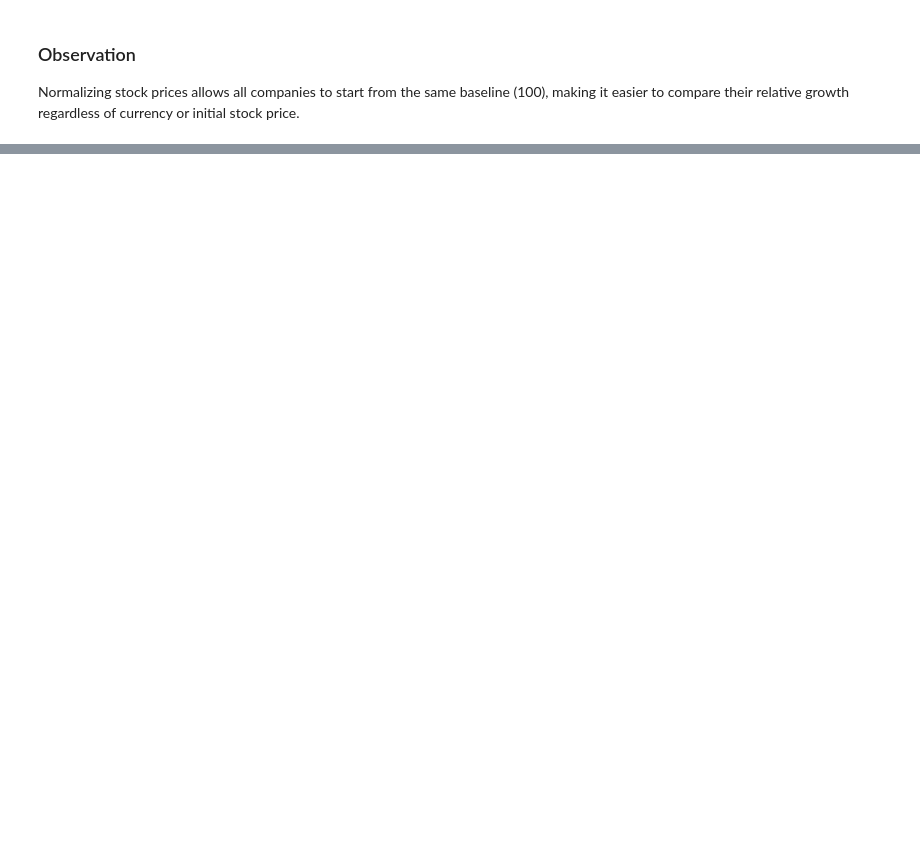
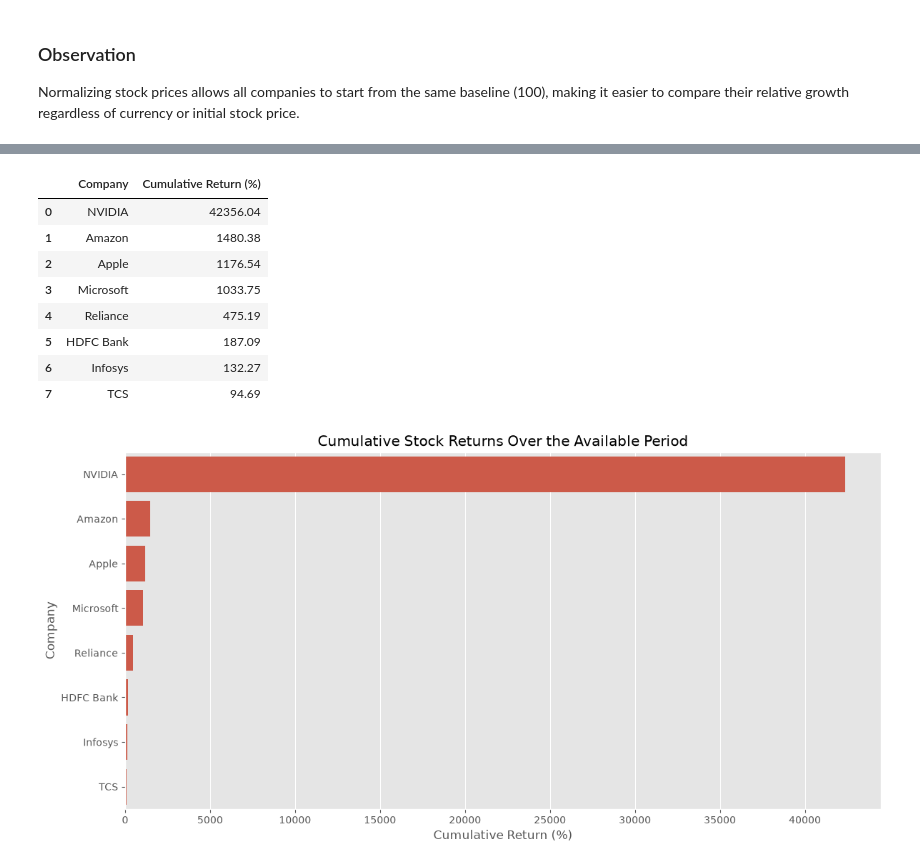
Before and after one commit to Prins-Satapara/StockVision, a Jupyter notebook: notebooks/04_Comparative_Analysis.ipynb, the cells around one changed output, grey strips where cells are left out. Cells and saved outputs as stored; diff of their text form; code cells hidden in the pictures; blank space fills up the shorter version.

```diff
--- a/notebooks/04_Comparative_Analysis.ipynb
+++ b/notebooks/04_Comparative_Analysis.ipynb
@@ -116,0 +122,45 @@ Normalizing stock prices allows all companies to start from the same baseline (1
+# %%
+cumulative_returns = {}
+
+for company, df in stock_data.items():
+    df = df.sort_values("Date").dropna(subset=["Close"])
+    if len(df) < 2 or df["Close"].iloc[0] == 0:
+        continue
+
+    cumulative_returns[company] = (
+        (df["Close"].iloc[-1] / df["Close"].iloc[0]) - 1
+    ) * 100
+
+cumulative_returns_df = (
+    pd.DataFrame({
+        "Company": list(cumulative_returns.keys()),
+        "Cumulative Return (%)": list(cumulative_returns.values())
+    })
+    .sort_values("Cumulative Return (%)", ascending=False)
+    .reset_index(drop=True)
+)
+
+display(cumulative_returns_df.round(2))
+
+plt.figure(figsize=(12, 6))
+sns.barplot(
+    data=cumulative_returns_df,
+    x="Cumulative Return (%)",
+    y="Company"
+)
+plt.title("Cumulative Stock Returns Over the Available Period")
+plt.xlabel("Cumulative Return (%)")
+plt.ylabel("Company")
+plt.tight_layout()
+plt.show()
+# %% [output]
+|  | Company | Cumulative Return (%) |
+| 0 | NVIDIA | 42356.04 |
+| 1 | Amazon | 1480.38 |
+| 2 | Apple | 1176.54 |
+| 3 | Microsoft | 1033.75 |
+| 4 | Reliance | 475.19 |
+| 5 | HDFC Bank | 187.09 |
+| 6 | Infosys | 132.27 |
+| 7 | TCS | 94.69 |
+[figure, added]
```
Also changed, not shown: parts of 11 cells of this notebook, 27 other files.
